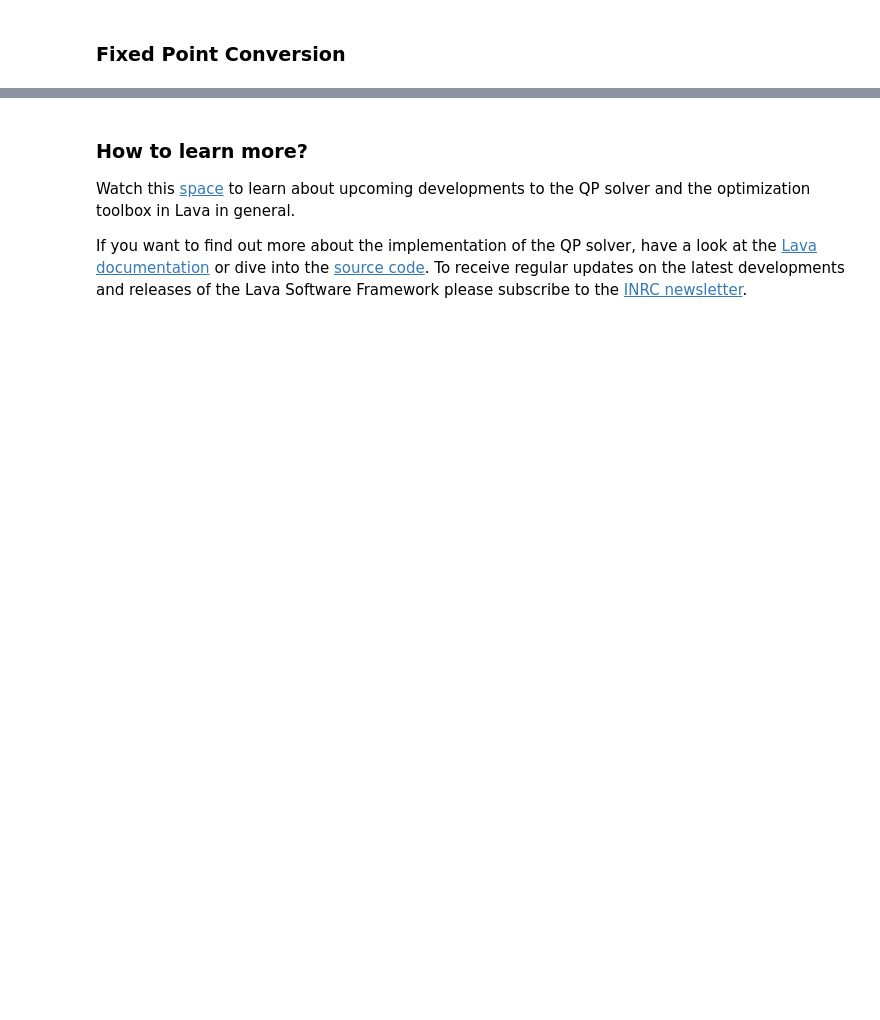
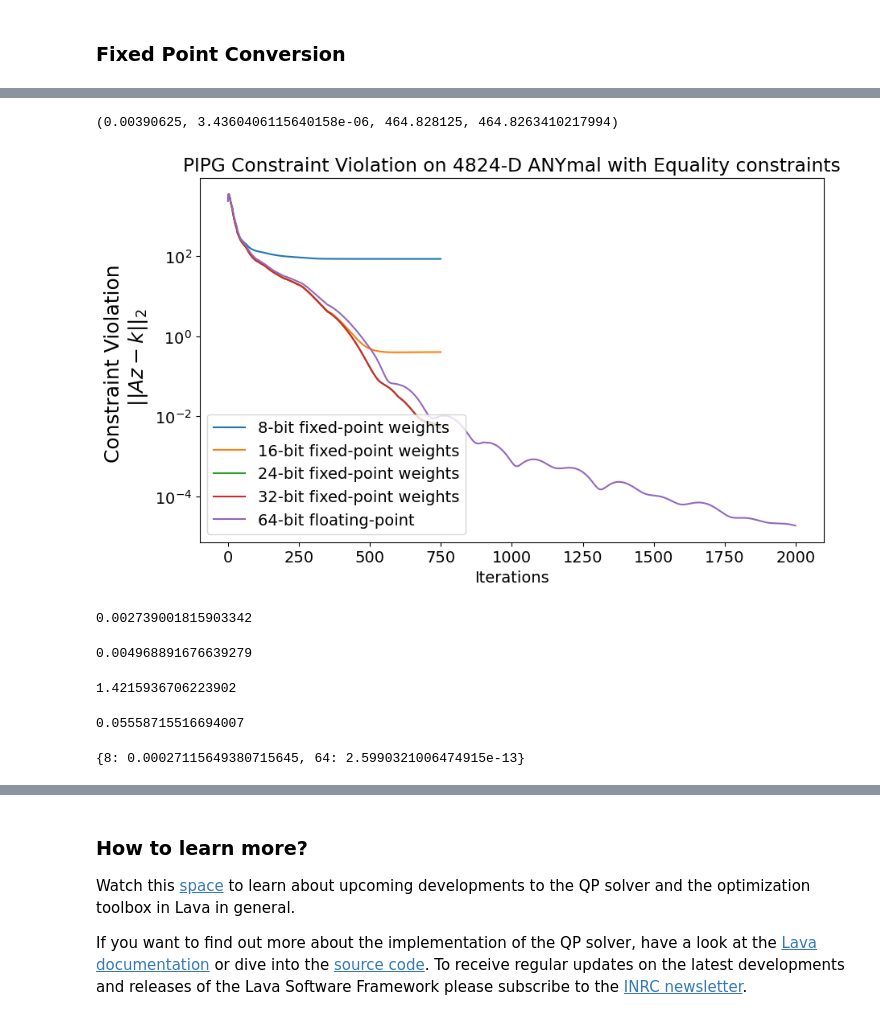
Before and after one commit to ashishrao7/lava-optimization, a Jupyter notebook: tutorials/tutorial_02_solving_QPs with PIPGeq.ipynb, the cells around one changed output, grey strips where cells are left out. Saved outputs shown, nothing was run; the diff lists cells and outputs as text; code cells hidden in the pictures; blank space fills up the shorter version.

```diff
--- a/tutorials/tutorial_02_solving_QPs with PIPGeq.ipynb
+++ b/tutorials/tutorial_02_solving_QPs with PIPGeq.ipynb
@@ -109,13 +240,13 @@ def ruiz_equilibriation(matrix, iterations):
         row_del = np.max(np.abs(1-np.linalg.norm(m_bar, ord=2, axis=1)))
     print(row_del)
     #print(time.time()-tic)
-    return left_preconditioner, right_preconditioner
+    return left_preconditioner, right_preconditioner, m_bar
 # %%
-pre_mat_Q, _ = ruiz_equilibriation(Q, 5)
+pre_mat_Q, _, _ = ruiz_equilibriation(Q, 5)
 Q_pre = pre_mat_Q@Q@pre_mat_Q
 p_pre = pre_mat_Q@p
 
-pre_mat_A, _ = ruiz_equilibriation(A, 5)
+pre_mat_A, _, _ = ruiz_equilibriation(A, 5)
 A_pre = pre_mat_A@A@pre_mat_Q
 k_pre = pre_mat_A@k
 # %% [output]
@@ -597,0 +930,4 @@ n[0], n[1] # y, x
+# %%
+Q_pre_fp = convert_to_fp(Q_pre, 32)
+A_pre_fp = convert_to_fp(A_pre, 32)
+p_pre_fp = convert_to_fp(p_pre, 18)
@@ -597,0 +946,4 @@ n[0], n[1] # y, x
+# %%
+np.min(np.abs(p_pre_fp[np.abs(p_pre_fp)>0])), np.min(np.abs(p_pre[np.abs(p_pre)>0])), np.max(np.abs(p_pre_fp)),np.max(np.abs(p_pre))
+# %% [output]
+(0.00390625, 3.4360406115640158e-06, 464.828125, 464.8263410217994)
@@ -597,0 +957,2 @@ n[0], n[1] # y, x
+# %%
+mean_x , std_x = np.mean(x), np.std(x)
@@ -597,0 +1037,52 @@ n[0], n[1] # y, x
+# %%
+fig,ax = plt.subplots(figsize=(10, 6), dpi=100)
+plt.rcParams.update({'font.size': 14})
+plt.title("PIPG Solver Solution % error on 4824-D ANYmal with Equality constraints")
+# make a plot with different y-axis using second axis object
+# ax.plot(err_sol_percent_fp[8][:], label= "8-bit fixed-point weights ")
+# # ax.plot(err_sol_percent_fp[16][:], label= "16-bit fixed-point weights ")
+# # #ax.plot(err_sol_percent_fp[32][:], label= "32-bit fixed-point weights ")
+# # ax.plot(err_sol_percent_16_float[:], label= "16-bit floating-point")
+# ax.plot(err_sol_percent[:], label= "64-bit floating-point")
+#ax.set_ylabel("Sol Error Percentage \n $ ||z*-z||_2/||z*||_2} $ *100",fontsize=18)
+
+
+# # make a plot with different y-axis using second axis object
+plt.title("PIPG Constraint Violation on 4824-D ANYmal with Equality constraints")
+ax.set_xlabel("Iterations")
+ax.plot(cons_vio[8][:], label= "8-bit fixed-point weights")
+ax.plot(cons_vio[16][:], label= "16-bit fixed-point weights")
+ax.plot(cons_vio[24][:], label= "24-bit fixed-point weights")
+ax.plot(cons_vio[32][:], label= "32-bit fixed-point weights")
+ax.plot(cons_vio_fl[:], label= "64-bit floating-point")
+ax.set_ylabel("Constraint Violation \n $ ||Az-k||_2 $",fontsize=18)
+
+
+ax.legend(loc="lower left")
+
+ax.set_yscale('log')
+
+plt.show()
+# %% [output]
+[figure, added]
+# %%
+cons_sat_pre[32][-1] #primal residual for algorithm
+# %% [output]
+0.002739001815903342
+# %%
+cons_vio[32][-1] #primal residual for problem
+# %% [output]
+0.004968891676639279
+# %%
+err_sol_percent_fp[8][-1]
+# %% [output]
+1.4215936706223902
+# %%
+np.linalg.norm((Q_pre_fp@x_fp + p_pre_fp + A_pre_fp.T@v_fp), ord=np.inf) # dual residual
+# %% [output]
+0.05558715516694007
+# %%
+# gradient cosine distance compared to OSQP sol gradient, 64-> floating-point, 8, 16, 32 loihi precision weights
+grad_sim
+# %% [output]
+{8: 0.00027115649380715645, 64: 2.5990321006474915e-13}
```
Also changed, not shown: parts of 61 cells of this notebook, 4 other files.
